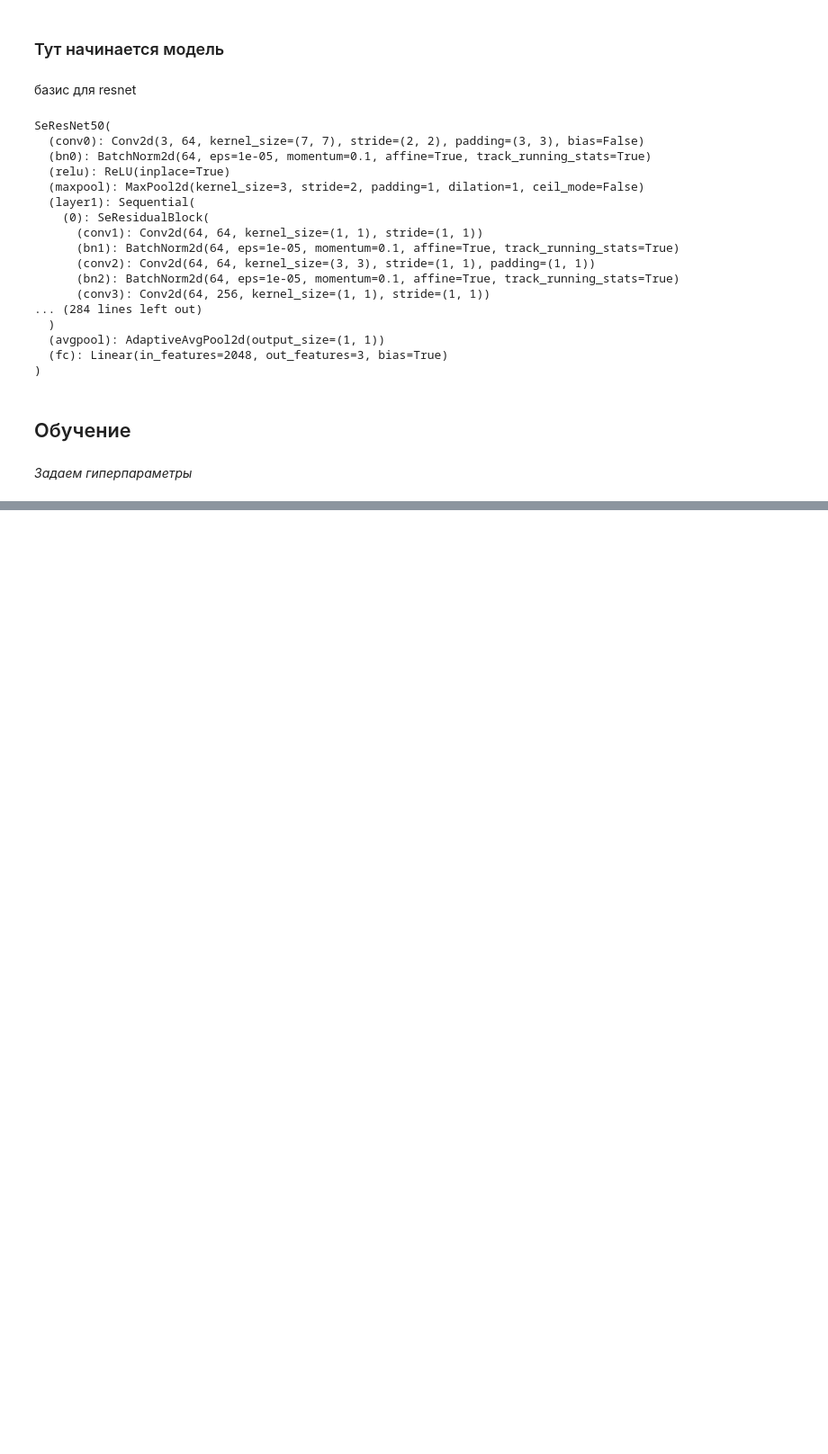
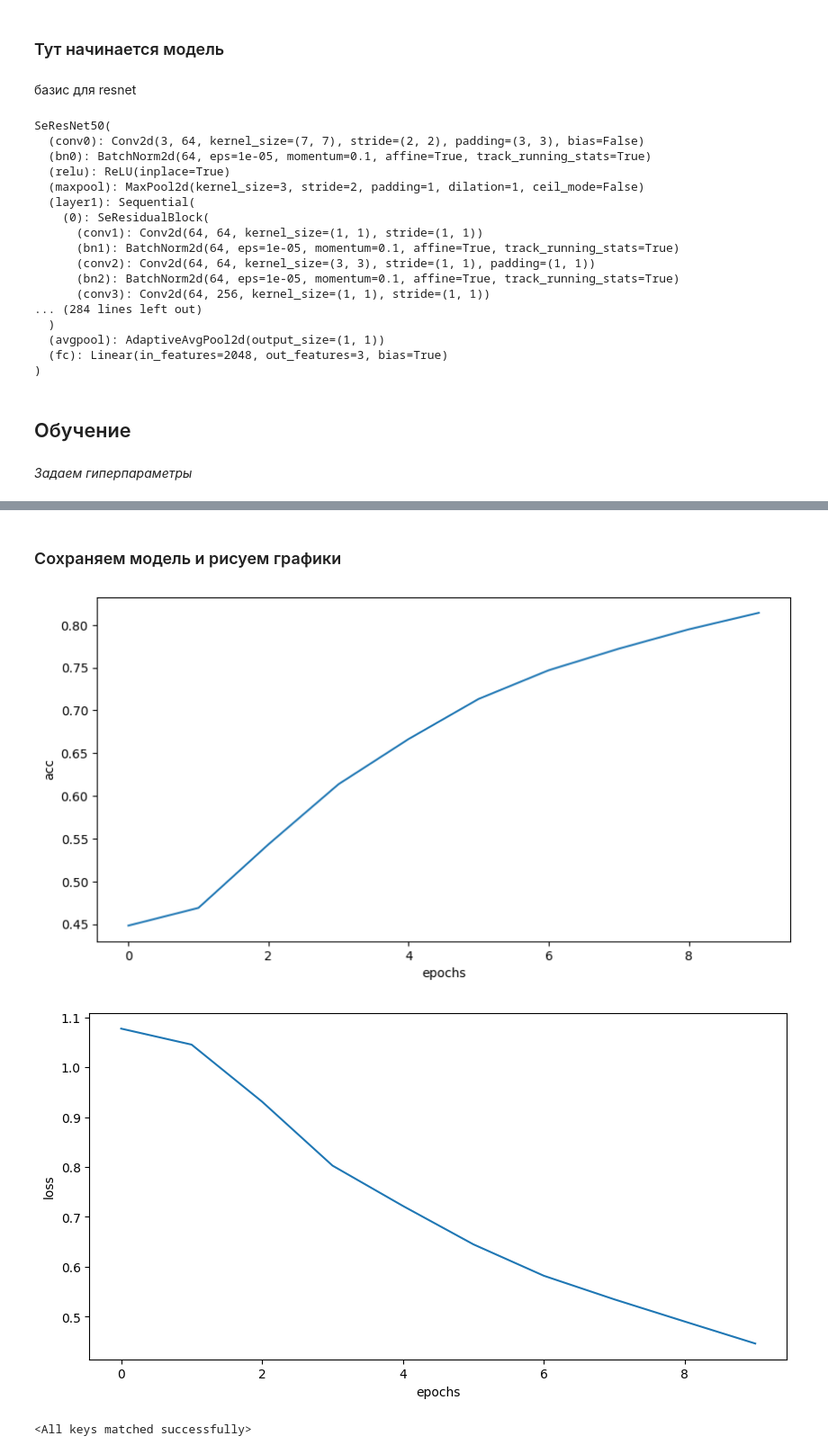
Before and after one commit to KirjikTeremok/Practica12, a Jupyter notebook: Practica12.ipynb, the cells around one changed output, grey strips where cells are left out. Shown at 90% size. Drawn from its saved outputs; the diff is of its cells as text; code cells hidden in the pictures; blank space fills up the shorter version.

```diff
--- a/Practica12.ipynb
+++ b/Practica12.ipynb
@@ -197,12 +196,12 @@ SeResNet50(
 *Задаем гиперпараметры*
 # %%
 num_epochs = 10
-lr = 0.01
+lr = 0.001
 
-optimizer = torch.optim.Adam(params=model.parameters(), lr=lr)
+optimizer = torch.optim.Adam(params=model.parameters(), lr=lr, weight_decay=1e-5, betas=(0.9, 0.999))
 loss_fn = torch.nn.CrossEntropyLoss()
 # %%
-train_loss, train_acc = [], []
+tr_losses, tr_accs = [], []
 for epoch in range(num_epochs):
 
     epoch_loss, epoch_acc = 0, 0
@@ -219,8 +218,8 @@ for epoch in range(num_epochs):
         optimizer.step()
 
 
-    tr_loss_to_track = epoch_loss / len(tr_dl)
-    tr_acc_to_track  = epoch_acc / len(tr_dl.dataset)
+    tr_loss_to_track = epoch_loss / len(train_dl)
+    tr_acc_to_track  = epoch_acc / len(train_dl.dataset)
     tr_losses.append(tr_loss_to_track); tr_accs.append(tr_acc_to_track)
 
     print(f"{epoch + 1}-epoch train process is completed!")
@@ -230,0 +259,2 @@ OutOfMemoryError: CUDA out of memory. Tried to allocate 20.00 MiB. GPU
+# %% [markdown]
+### Сохраняем модель и рисуем графики
@@ -230,0 +266,13 @@ OutOfMemoryError: CUDA out of memory. Tried to allocate 20.00 MiB. GPU
+# %%
+plt.figure(figsize=(10, 5))
+plt.xlabel("epochs"); plt.ylabel("acc")
+plt.plot([x for x in  range(num_epochs)], tr_accs)
+plt.show()
+
+plt.figure(figsize=(10, 5))
+plt.xlabel("epochs"); plt.ylabel("loss")
+plt.plot([x for x in  range(num_epochs)], tr_losses)
+plt.show()
+# %% [output]
+[figure, added]
+[figure, added]
@@ -230,0 +281,4 @@ OutOfMemoryError: CUDA out of memory. Tried to allocate 20.00 MiB. GPU
+# %%
+m.load_state_dict(torch.load('saved_models/practica12_best_model_first.pth'))
+# %% [output]
+<All keys matched successfully>
```
Also changed, not shown: parts of 9 cells of this notebook.
